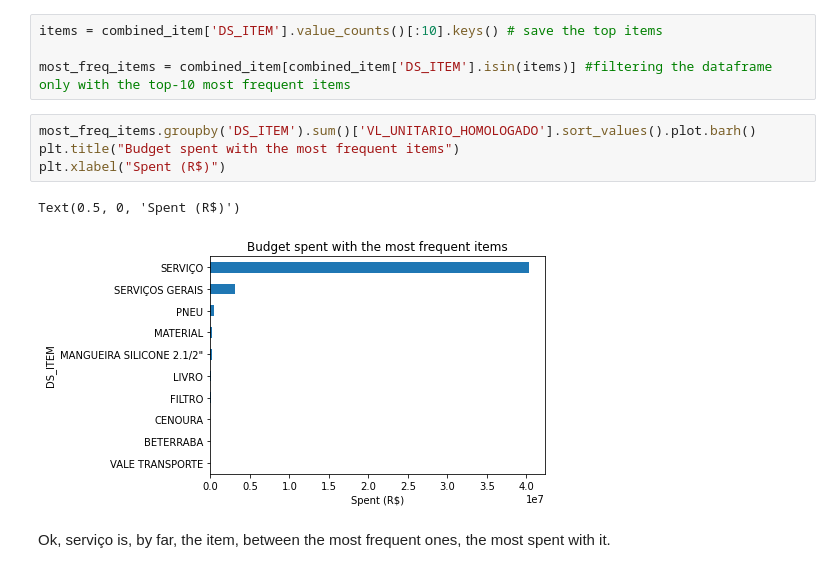
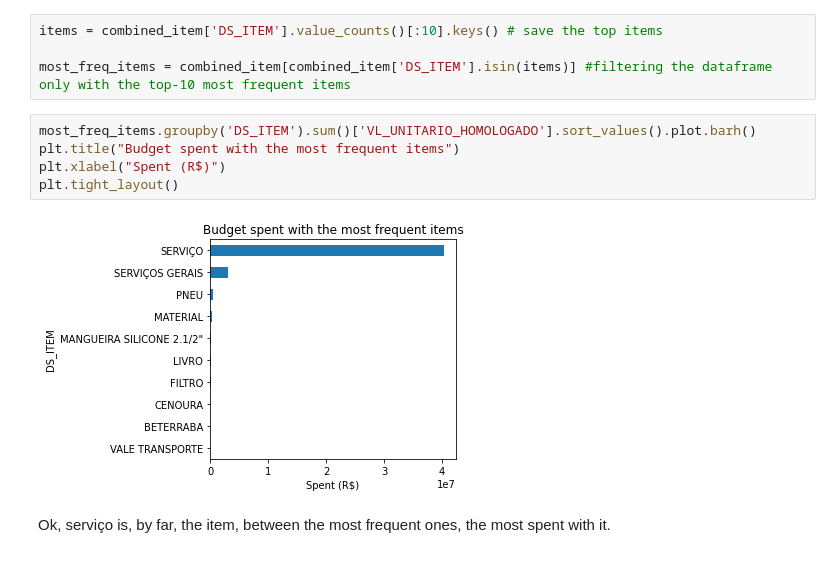
Before and after one commit to bernardocecchetto/teste-tecnico-data-sciencie-brigade, a Jupyter notebook: analysis.ipynb, the cells around one changed output. Drawn from its saved outputs; the diff is of its cells as text.

```diff
--- a/analysis.ipynb
+++ b/analysis.ipynb
@@ -156,10 +156,10 @@ most_freq_items = combined_item[combined_item['DS_ITEM'].isin(items)] #filtering
 # %%
 most_freq_items.groupby('DS_ITEM').sum()['VL_UNITARIO_HOMOLOGADO'].sort_values().plot.barh()
 plt.title("Budget spent with the most frequent items")
 plt.xlabel("Spent (R$)")
+plt.tight_layout()
 # %% [output]
-Text(0.5, 0, 'Spent (R$)')
-[figure, old version]
+[figure, new version]
 # %% [markdown]
 Ok, serviço is, by far, the item, between the most frequent ones, the most spent with it.
 # %% [markdown]
```
Also changed, not shown: parts of 9 cells of this notebook.
